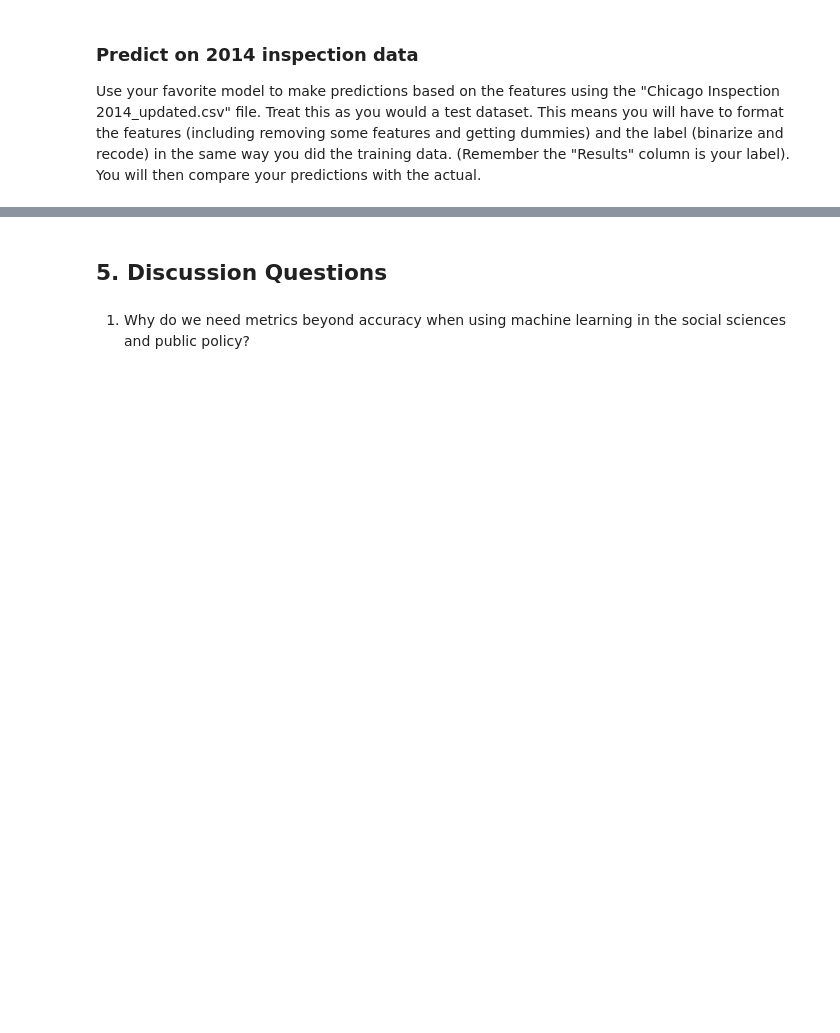
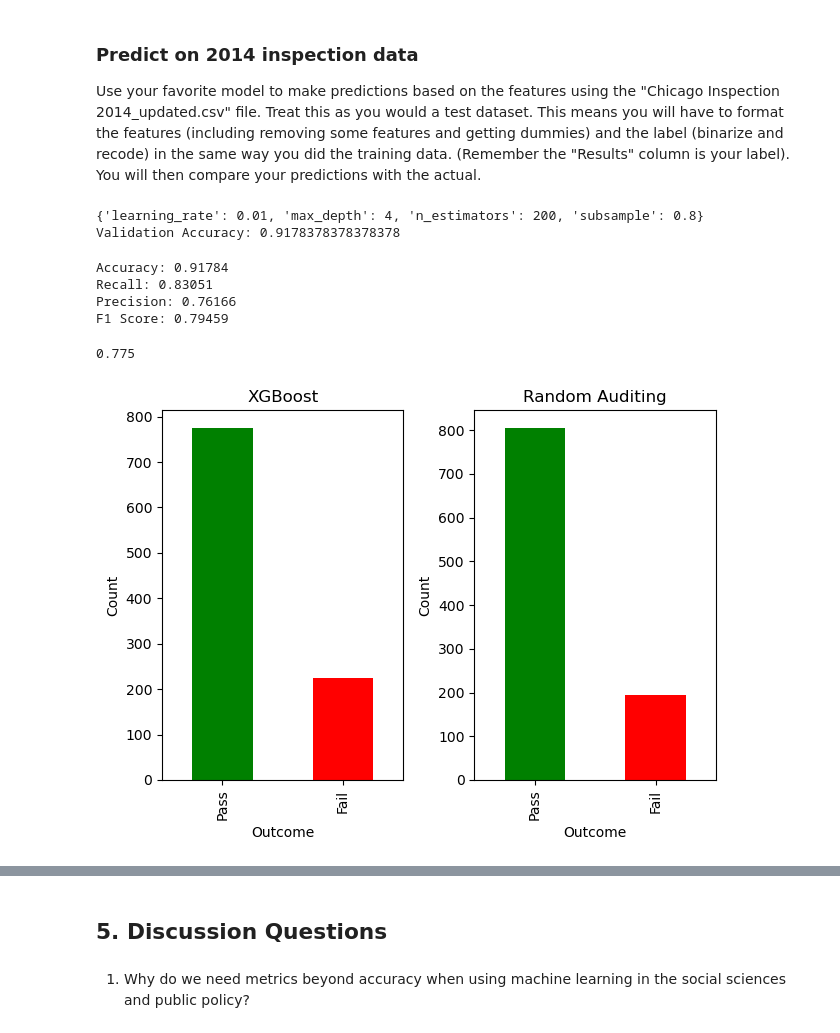
Before and after one commit to joeltam/Computational-Social-Science-Projects, a Jupyter notebook: Project_3/Project 3 Students.ipynb, the cells around one changed output, grey strips where cells are left out. Drawn from its saved outputs; the diff is of its cells as text; code cells hidden in the pictures; blank space fills up the shorter version.

```diff
--- a/Project_3/Project 3 Students.ipynb
+++ b/Project_3/Project 3 Students.ipynb
@@ -377,0 +509,79 @@ y_test2014 = chicago_inspections_2014[...]
+# %%
+X_train, X_test, y_train, y_test = train_test_split(X,                 # specify training dataset
+                                                    y,                 # specify test dataset
+                                                    train_size=0.80,      # specify proportional split for training
+                                                    test_size=0.20,     # specify proportional split for test
+                                                    )
+# %%
+# predict and compare
+# -----------
+xgb_model = xgb.XGBClassifier(use_label_encoder=False, eval_metric='logloss')
+
+# Set parameters for hyperparameter tuning
+param_grid = {
+    'n_estimators': [100, 200],
+    'max_depth': [3, 4, 5],
+    'learning_rate': [0.01, 0.1, 0.2],
+    'subsample': [0.8, 1.0]
+}
+
+# Execute the grid search and fit to training data
+xgb_grid = GridSearchCV(xgb_model, param_grid, cv=3)
+xgb_grid.fit(X_train, y_train)
+
+# Choose best performing model
+best_xgb_model = xgb_grid.best_estimator_
+y_pred = best_xgb_model.predict(X_test)
+
+# Print best parameters and validation accuracy
+print(xgb_grid.best_params_)
+print('Validation Accuracy:', accuracy_score(y_test, y_pred))
+# %% [output]
+{'learning_rate': 0.01, 'max_depth': 4, 'n_estimators': 200, 'subsample': 0.8}
+Validation Accuracy: 0.9178378378378378
+# %%
+# evaluate
+# -----------
+accuracy = accuracy_score(y_test, y_pred)
+recall = recall_score(y_test, y_pred)
+precision = precision_score(y_test, y_pred)
+f1 = f1_score(y_test, y_pred)
+
+print(f'Accuracy: {round(accuracy, 5)}')
+print(f'Recall: {round(recall, 5)}')
+print(f'Precision: {round(precision, 5)}')
+print(f'F1 Score: {round(f1, 5)}')
+# %% [output]
+Accuracy: 0.91784
+Recall: 0.83051
+Precision: 0.76166
+F1 Score: 0.79459
+# %%
+y_probs = best_xgb_model.predict_proba(X)[:, 1]
+
+audit_data = X.copy()
+audit_data['prob_fail'] = y_probs
+audit_data['actual_fail'] = y
+audit_data_sorted = audit_data.sort_values(by='prob_fail', ascending=False)
+
+print(audit_data_sorted.head(1000)['actual_fail'].mean())
+
+plt.subplot(1, 2, 1)
+audit_data_sorted.head(1000)['actual_fail'].value_counts().plot(kind='bar', color=['green', 'red'])
+plt.title("XGBoost")
+plt.xlabel("Outcome")
+plt.ylabel("Count")
+plt.xticks(ticks=[0, 1], labels=['Pass', 'Fail'])
+
+plt.subplot(1, 2, 2)
+audit_data.sample(n=1000)['actual_fail'].value_counts().plot(kind='bar', color=['green', 'red'])
+plt.title("Random Auditing")
+plt.xlabel("Outcome")
+plt.ylabel("Count")
+plt.xticks(ticks=[0, 1], labels=['Pass', 'Fail'])
+
+plt.tight_layout()
+plt.show()
+# %% [output]
+0.775
+[figure, added]
```
Also changed, not shown: parts of 40 cells of this notebook.
